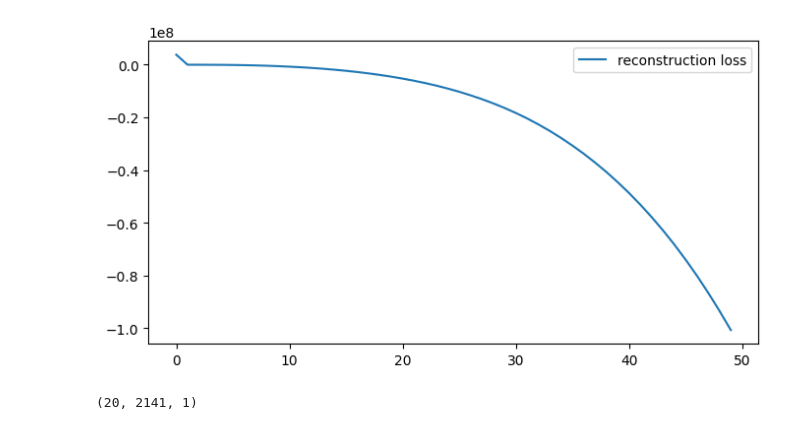
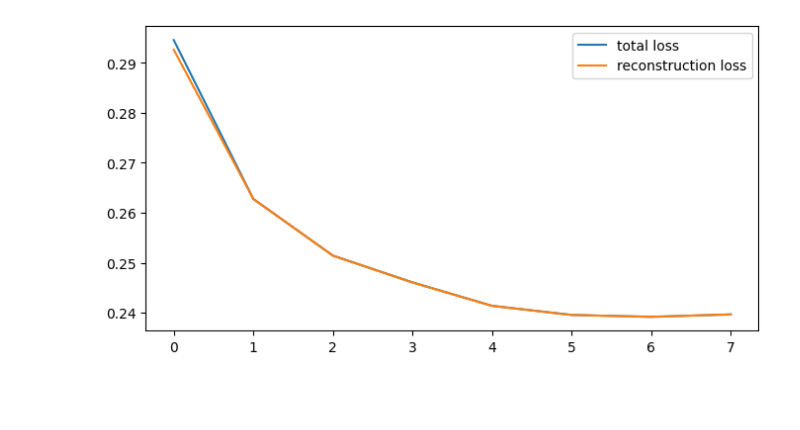
Before and after one commit to Miguelarssen/TittleNewsModel, a Jupyter notebook: arquiteturaVAE.ipynb, the cells around one changed output. Saved outputs shown, nothing was run; the diff lists cells and outputs as text; code cells hidden in the pictures; blank space fills up the shorter version.

```diff
--- a/arquiteturaVAE.ipynb
+++ b/arquiteturaVAE.ipynb
@@ -147,4 +152,4 @@ print(xTrain.shape, "\n", yTrain.shape)
 # %%
-xTrain = np.expand_dims(xTrain, -1)
-yTrain = np.expand_dims(yTrain, -1)
+xTrain = np.expand_dims(xTrain, -1).astype("float32") / vocab
+yTrain = np.expand_dims(yTrain, -1).astype("float32") / vocab
 # %%
@@ -188,17 +193,19 @@ class VAE(keras.Model):
     grads = tape.gradient(totalLoss, self.trainable_weights)
     self.optimizer.apply_gradients(zip(grads, self.trainable_weights))
 
-    #self.totalLossTracker.update_state(totalLoss)
+    self.totalLossTracker.update_state(totalLoss)
     self.ceLossTracker.update_state(ceLoss)
-    #self.klLossTracker.update_state(klLoss)
+    self.klLossTracker.update_state(klLoss)
 
     return {
         "total_loss": self.totalLossTracker.result(),
         "ce_loss": self.ceLossTracker.result(),
         "kl_loss": self.klLossTracker.result()
     }
+# %%
+data = [xTrain, yTrain]
 # %%
 vae = VAE(encoder, decoder)
 vae.compile(optimizer=keras.optimizers.Adam(learning_rate=0.001))
-history = vae.fit(data, epochs=50, batch_size=1)
+history = vae.fit(data, epochs=8, batch_size=1)
 # %% [output]
@@ -222,12 +228,8 @@ Epoch 50/50
 # %%
 plt.figure(figsize=(8, 4))
-#plt.plot(history.history.get('total_loss'), label="total loss")
+plt.plot(history.history.get('total_loss'), label="total loss")
 plt.plot(history.history.get('ce_loss'), label="reconstruction loss")
 #plt.plot(history.history.get('kl_loss'), label="KL loss")
 plt.legend();
 # %% [output]
-[figure, old version]
+[figure, new version]
-# %%
-xTest.shape
-# %% [output]
-(20, 2141, 1)
```
Also changed, not shown: parts of 29 cells of this notebook, 5 other files.
